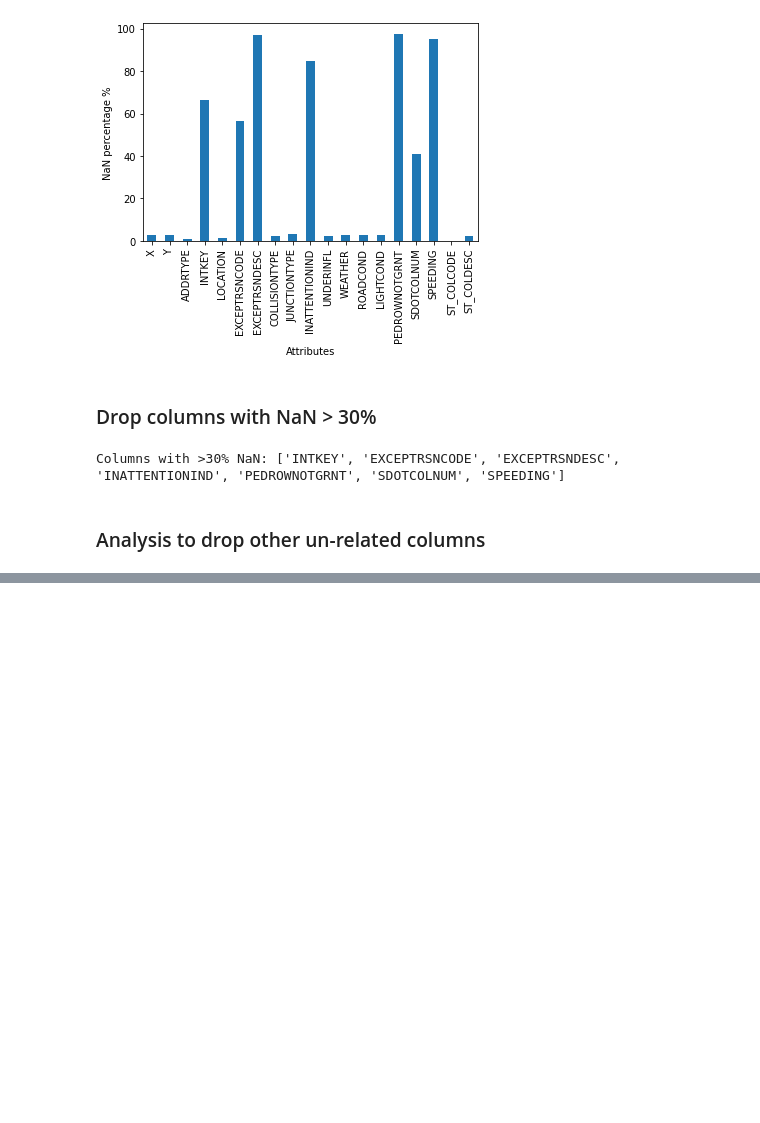
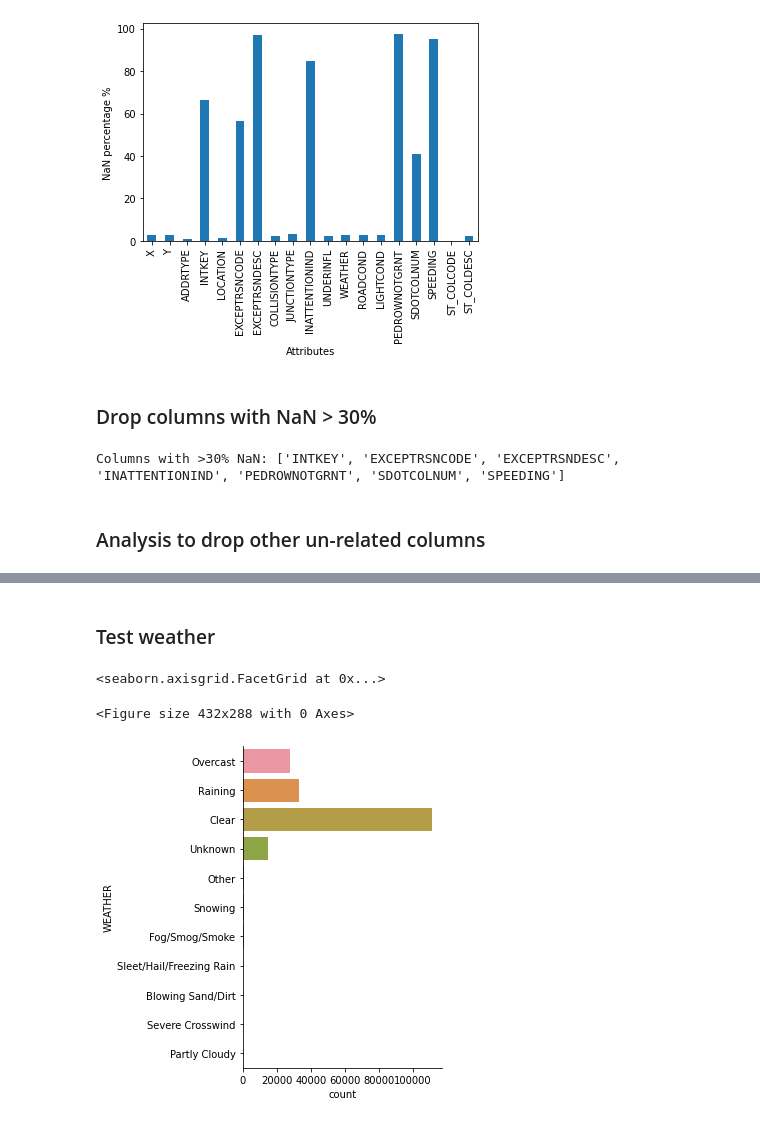
Before and after one commit to wgwei/Coursera_Capstone, a Jupyter notebook: Project_capstone.ipynb, the cells around one changed output, grey strips where cells are left out. Drawn from its saved outputs; the diff is of its cells as text; code cells hidden in the pictures; blank space fills up the shorter version.

```diff
--- a/Project_capstone.ipynb
+++ b/Project_capstone.ipynb
@@ -188,0 +223,10 @@ Name: ADDRTYPE, dtype: object
+# %% [markdown]
+### Test weather
+# %%
+# Test weather
+plt.figure()
+sns.catplot(y="WEATHER", kind="count", data = df_cleaned) #drop, this will be reflected on road condition
+# %% [output]
+<seaborn.axisgrid.FacetGrid at 0x...>
+<Figure size 432x288 with 0 Axes>
+[figure, added]
```
Also changed, not shown: parts of 14 cells of this notebook.
